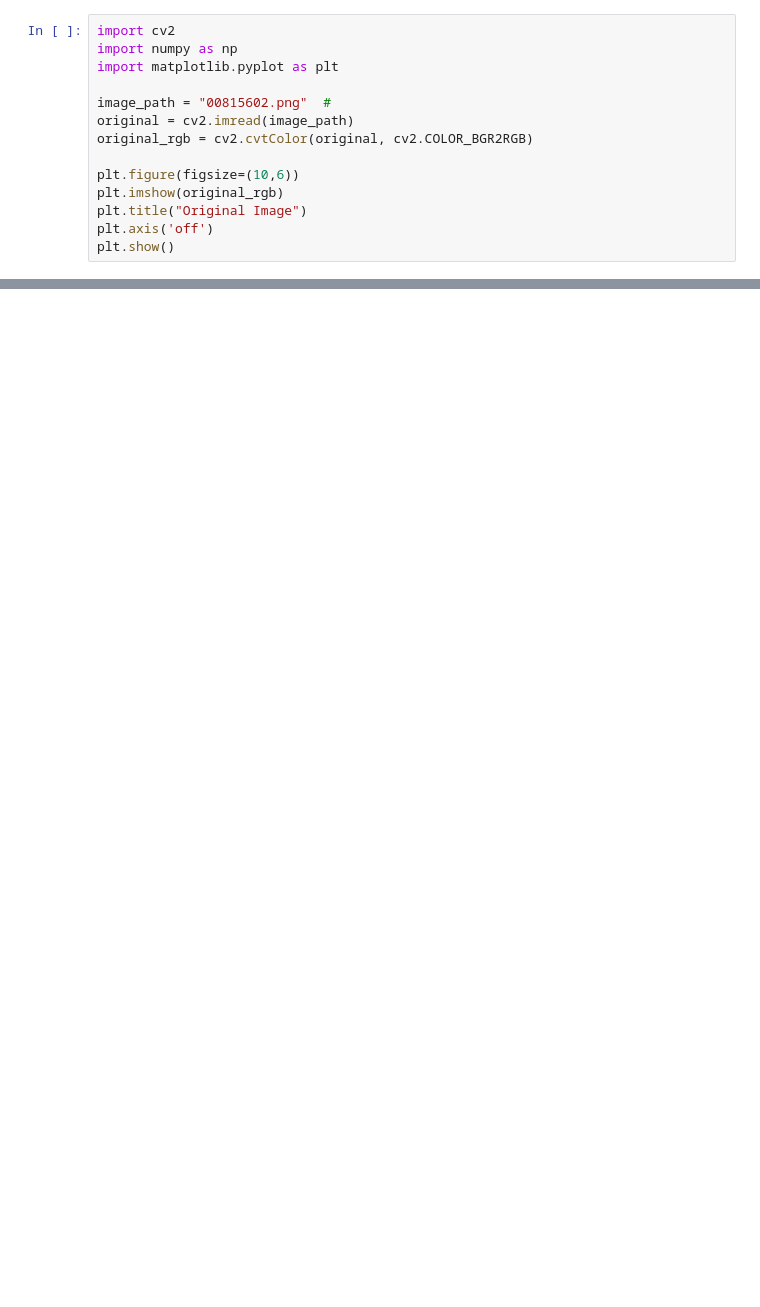
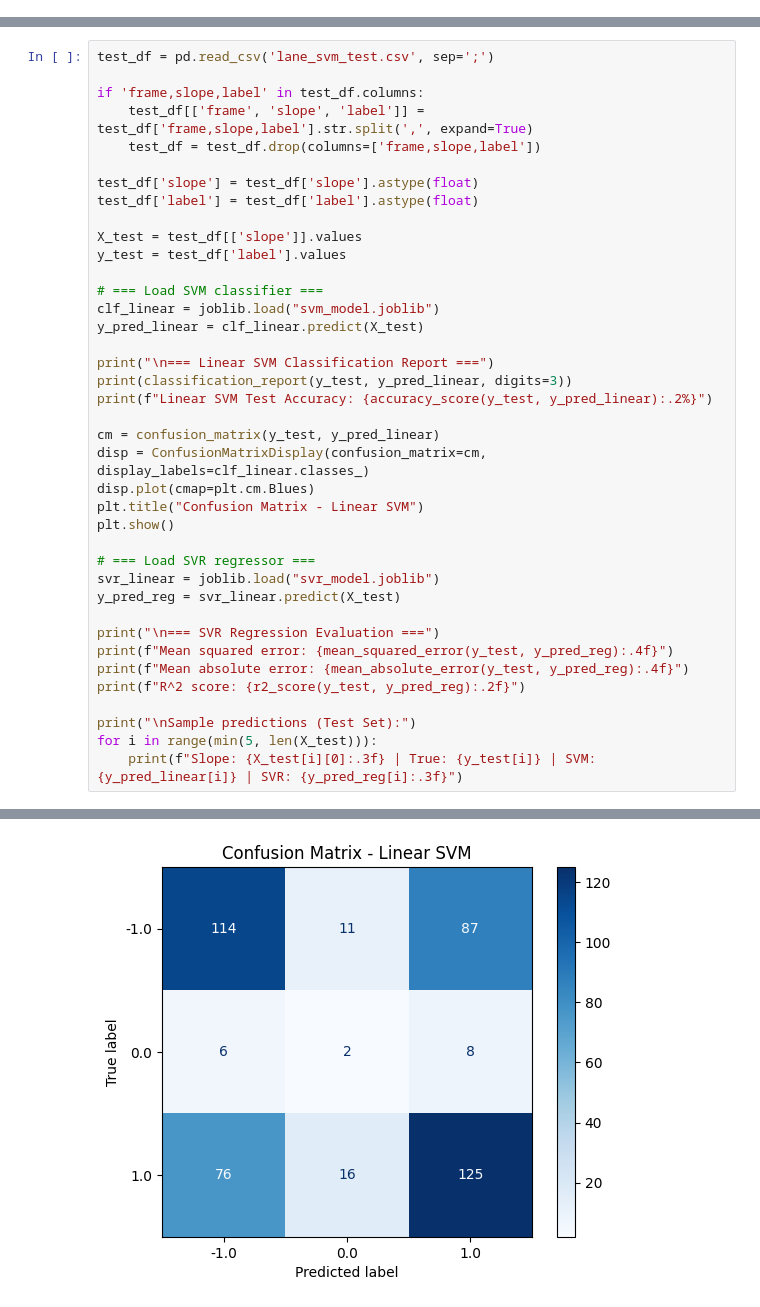
Before and after one commit to MoAbdoHSHL/Truck-Platooning-Group_B, a Jupyter notebook: SVM_Group-B/SVM.ipynb, the cells around one changed output, grey strips where cells are left out. Drawn from its saved outputs; the diff is of its cells as text; blank space fills up the shorter version.

```diff
--- a/SVM_Group-B/SVM.ipynb
+++ b/SVM_Group-B/SVM.ipynb
@@ -1,14 +0,0 @@
-# %%
-import cv2
-import numpy as np
-import matplotlib.pyplot as plt
-
-image_path = "00815602.png"  #
-original = cv2.imread(image_path)
-original_rgb = cv2.cvtColor(original, cv2.COLOR_BGR2RGB)
-
-plt.figure(figsize=(10,6))
-plt.imshow(original_rgb)
-plt.title("Original Image")
-plt.axis('off')
-plt.show()
@@ -104,0 +220,40 @@ plt.show()
+# %%
+test_df = pd.read_csv('lane_svm_test.csv', sep=';')
+
+if 'frame,slope,label' in test_df.columns:
+    test_df[['frame', 'slope', 'label']] = test_df['frame,slope,label'].str.split(',', expand=True)
+    test_df = test_df.drop(columns=['frame,slope,label'])
+
+test_df['slope'] = test_df['slope'].astype(float)
+test_df['label'] = test_df['label'].astype(float)
+
+X_test = test_df[['slope']].values
+y_test = test_df['label'].values
+
+# === Load SVM classifier ===
+clf_linear = joblib.load("svm_model.joblib")
+y_pred_linear = clf_linear.predict(X_test)
+
+print("\n=== Linear SVM Classification Report ===")
+print(classification_report(y_test, y_pred_linear, digits=3))
+print(f"Linear SVM Test Accuracy: {accuracy_score(y_test, y_pred_linear):.2%}")
+
+cm = confusion_matrix(y_test, y_pred_linear)
+disp = ConfusionMatrixDisplay(confusion_matrix=cm, display_labels=clf_linear.classes_)
+disp.plot(cmap=plt.cm.Blues)
+plt.title("Confusion Matrix - Linear SVM")
+plt.show()
+
+# === Load SVR regressor ===
+svr_linear = joblib.load("svr_model.joblib")
+y_pred_reg = svr_linear.predict(X_test)
+
+print("\n=== SVR Regression Evaluation ===")
+print(f"Mean squared error: {mean_squared_error(y_test, y_pred_reg):.4f}")
+print(f"Mean absolute error: {mean_absolute_error(y_test, y_pred_reg):.4f}")
+print(f"R^2 score: {r2_score(y_test, y_pred_reg):.2f}")
+
+print("\nSample predictions (Test Set):")
+for i in range(min(5, len(X_test))):
+    print(f"Slope: {X_test[i][0]:.3f} | True: {y_test[i]} | SVM: {y_pred_linear[i]} | SVR: {y_pred_reg[i]:.3f}")
+# %% [output]
@@ -104,0 +272 @@ plt.show()
+[figure, added]
```
Also changed, not shown: parts of 24 cells of this notebook, 7 other files.
